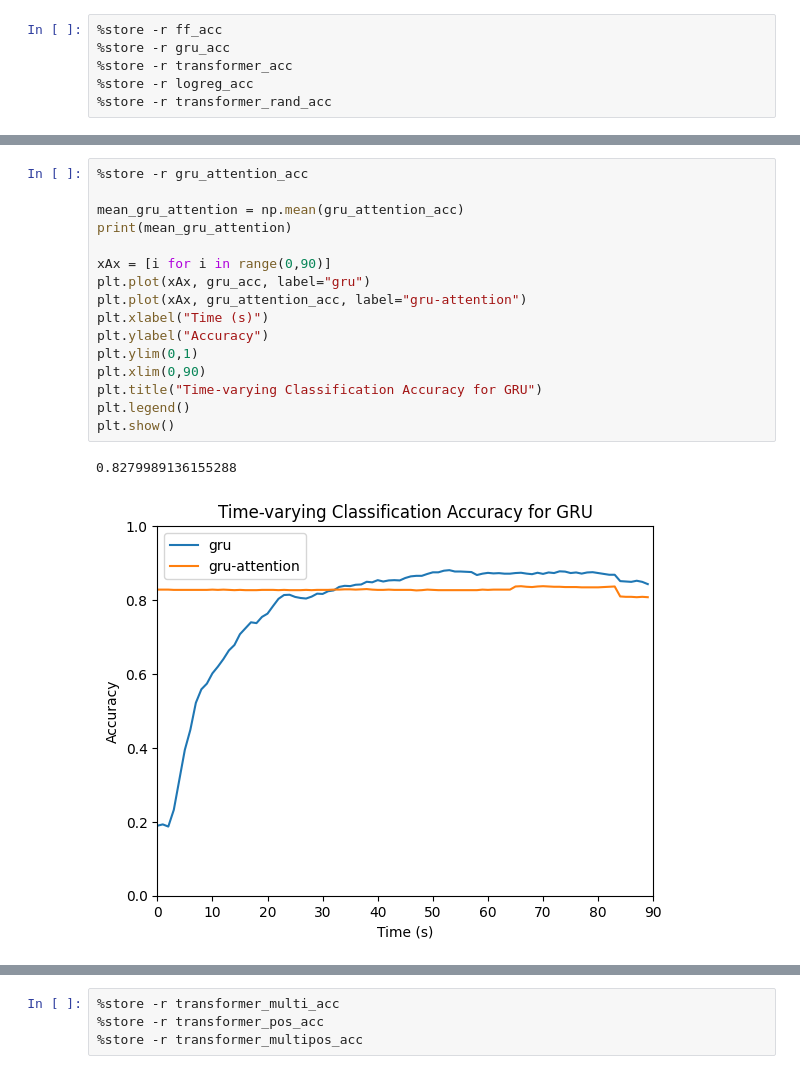
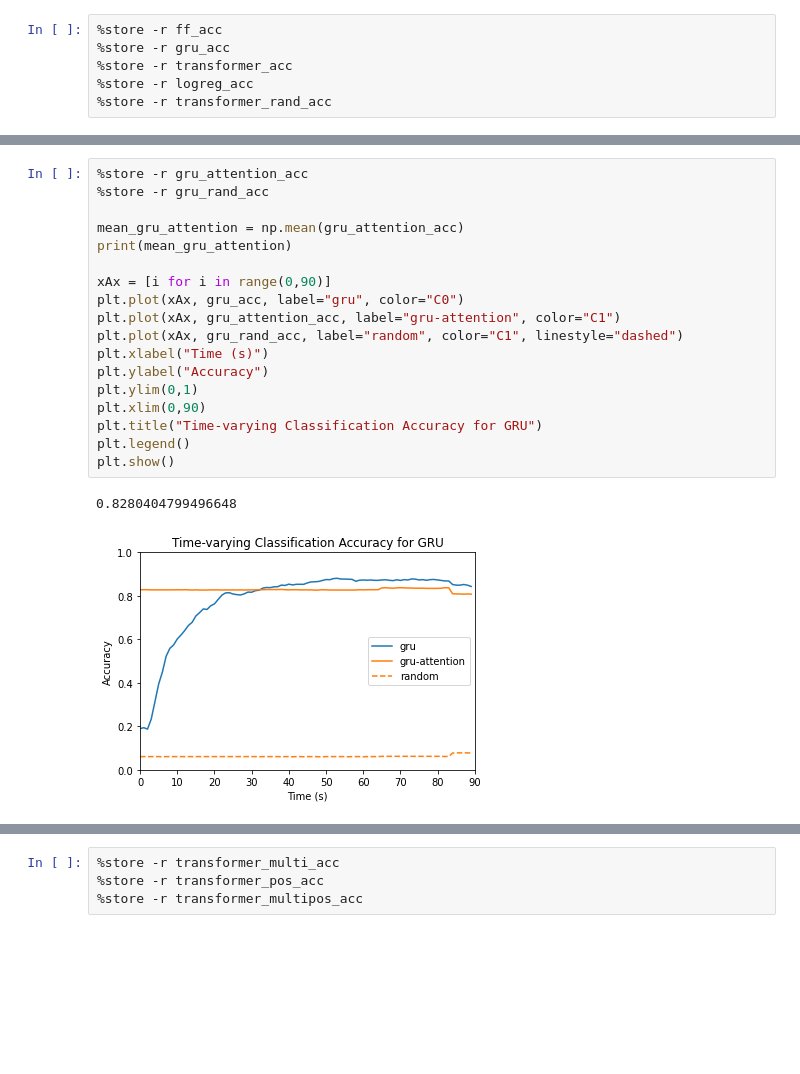
Before and after one commit to axgu/srp-lab-notebook, a Jupyter notebook: hcp_data/figures.ipynb, the cells around one changed output, grey strips where cells are left out. Cells and saved outputs as stored; diff of their text form; blank space fills up the shorter version.

```diff
--- a/hcp_data/figures.ipynb
+++ b/hcp_data/figures.ipynb
@@ -46,21 +46,23 @@ plt.show()
 # %%
 %store -r gru_attention_acc
+%store -r gru_rand_acc
 
 mean_gru_attention = np.mean(gru_attention_acc)
 print(mean_gru_attention)
 
 xAx = [i for i in range(0,90)]
-plt.plot(xAx, gru_acc, label="gru")
-plt.plot(xAx, gru_attention_acc, label="gru-attention")
+plt.plot(xAx, gru_acc, label="gru", color="C0")
+plt.plot(xAx, gru_attention_acc, label="gru-attention", color="C1")
+plt.plot(xAx, gru_rand_acc, label="random", color="C1", linestyle="dashed")
 plt.xlabel("Time (s)")
 plt.ylabel("Accuracy")
 plt.ylim(0,1)
 plt.xlim(0,90)
 plt.title("Time-varying Classification Accuracy for GRU")
 plt.legend()
 plt.show()
 # %% [output]
-0.8279989136155288
+0.8280404799496648
-[figure, old version]
+[figure, new version]
 # %%
 %store -r ff_attention_acc
```
Also changed, not shown: parts of 13 cells of this notebook, 9 other files.
